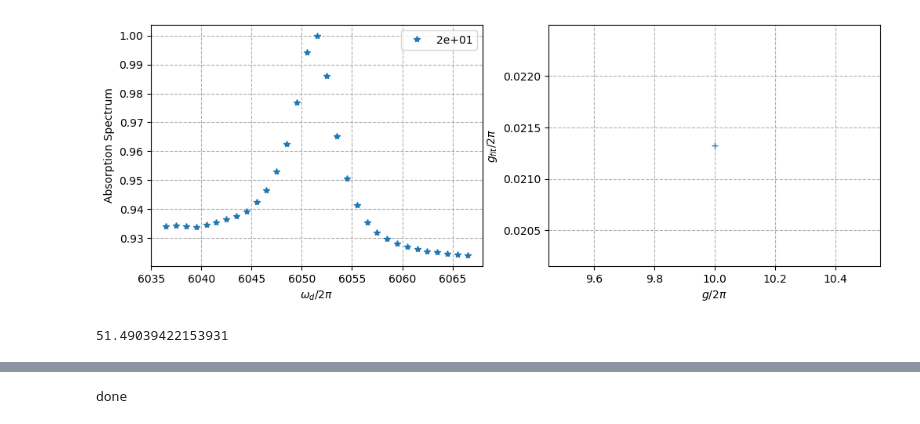
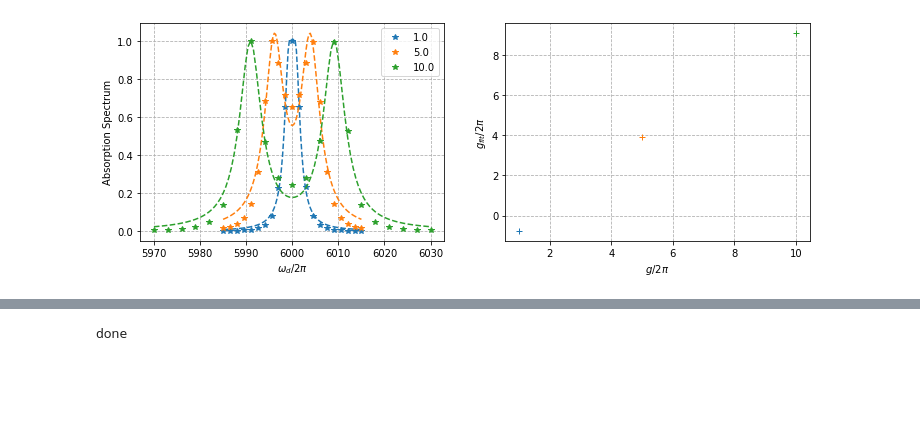
Before and after one commit to MVillius/star3gate, a Jupyter notebook: Full_0.ipynb, the cells around one changed output, grey strips where cells are left out. Saved outputs shown, nothing was run; the diff lists cells and outputs as text; code cells hidden in the pictures; blank space fills up the shorter version.

Commit message:
Nice VSR plot

```diff
--- a/Full_0.ipynb
+++ b/Full_0.ipynb
@@ -263,12 +263,12 @@ def time_gen(sys, sp=3, N=11, nmax=5000):
     ed = sys.args['e_drive']
     g  = sys.args['g']
     gp = sys.Purcell()
-    ge = g*np.exp(sys.r_param())
+#    ge = g*np.exp(sys.r_param())
 
     if ga < ed:
         print('Time list generator: expect Power Broadening')
 
-    wspan = max(ga, ed, g, ge)*sp
+    wspan = max(ga, ed, g)*sp
     wslow = ga
 
     wdriv = np.linspace(wq-wspan, wq+wspan, N)
@@ -370,7 +367,7 @@ w_drive_list, s_abs_list = [], []
 for ii, S in enumerate(S_list):
     sys.Leroux(dpump=1e2, SdB=S)
     sys.Dynamics(Htype='LRlab', isD=True)
-    w_drive, s_abs = absorption_spectrum(sys, sp=5, N=31, printing=True)
+    w_drive, s_abs = absorption_spectrum(sys, sp=10, N=31, printing=True)
     w_drive_list.append(w_drive)
     s_abs_list.append(s_abs)
 print('done')
@@ -378,0 +410,12 @@ print('done')
+# %%
+''' Vacuum Rabi Splitting   '''
+sys = system()
+#print(sys.print_args('inline'))
+g_list = np.array([1,5,10])
+w_drive_list, s_abs_list = [], []
+for ii, g in enumerate(g_list):
+    sys.twopi_update({'g':g})
+    sys.Dynamics(Htype='Rabi', isD=True)
+    w_drive, s_abs = absorption_spectrum(sys, sp=3, N=21, printing=True)
+    w_drive_list.append(w_drive)
+    s_abs_list.append(s_abs)
@@ -379,27 +432,23 @@ print('done')
 # %%
-''' Plotting '''
+''' Plotting VRS '''
 fig, ax = plt.subplots(1,2, figsize=(12,4))
-for ii, S in enumerate(S_list):
-    sys.Leroux(dpump=1e2, SdB=S)
+for ii, g in enumerate(g_list[:]):
     wdriv = w_drive_list[ii]
     s_abs = s_abs_list[ii]/np.max(s_abs_list[ii])
-#    popt, pcov = sc.curve_fit(func_double_lor, wdriv, s_abs,
- #                             p0=[sys.args['w_qubit'],sys.args['gamma'],1,g*np.exp(sys.r_param())])
+    popt, pcov = sc.curve_fit(func_double_lor, wdriv, s_abs,
+                              p0=[sys.args['w_qubit'],sys.args['gamma'],1,g])
     wdriv_th = np.linspace(wdriv[0], wdriv[-1], 101)
-    ax[0].plot(wdriv/2/np.pi, s_abs, '*', label='%.g'%(S), color='C'+str(ii))
-#    ax[0].plot(wdriv_th/2/np.pi, func_double_lor(wdriv_th,*popt)/popt[2], '--', color='C'+str(ii))
+    ax[0].plot(wdriv/2/np.pi, s_abs, '*', label='%.1f'%(g), color='C'+str(ii))
+    ax[0].plot(wdriv_th/2/np.pi, func_double_lor(wdriv_th,*popt), '--', color='C'+str(ii))
     ax[1].plot(g, popt[3]/2/np.pi, '+')
+#    ax[1].plot(np.linspace(0,10), np.linspace(0,10), '--')
 ax[0].set_ylabel(r'Absorption Spectrum')
 ax[0].grid(linestyle='--')
 ax[0].set_xlabel(r'$\omega_d/2\pi$')
 ax[0].legend()
 ax[1].set_ylabel(r'$g_{fit}/2\pi$')
 ax[1].grid(linestyle='--')
 ax[1].set_xlabel(r'$g/2\pi$')
 plt.show()
 # %% [output]
-[figure, old version]
+[figure, new version]
-# %%
-sys.Omega()/2/np.pi
-# %% [output]
-51.49039422153931
```
Also changed, not shown: parts of 7 cells of this notebook.
